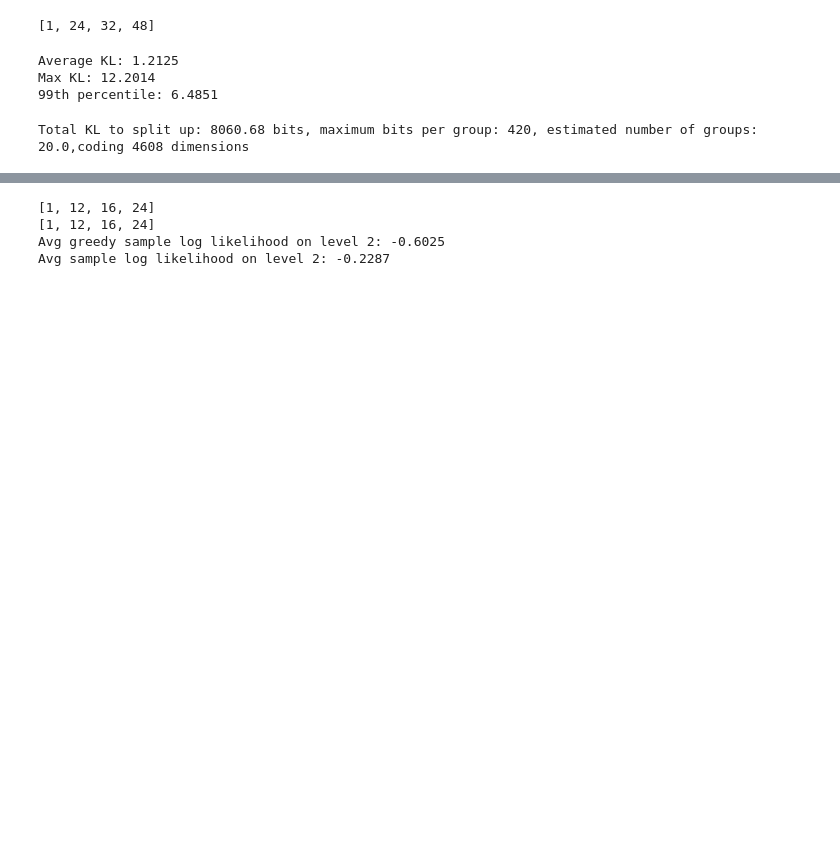
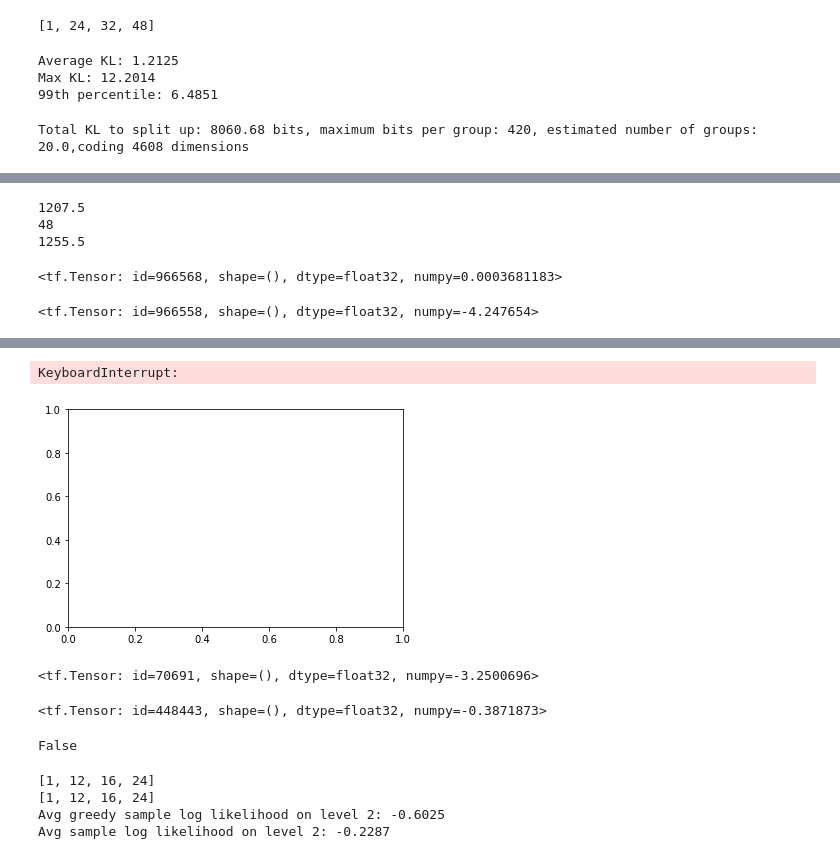
Before and after one commit to gergely-flamich/miracle-compression, a Jupyter notebook: code/clic/Compression.ipynb, the cells around one changed output, grey strips where cells are left out. Saved outputs shown, nothing was run; the diff lists cells and outputs as text; code cells hidden in the pictures; blank space fills up the shorter version.

```diff
--- a/code/clic/Compression.ipynb
+++ b/code/clic/Compression.ipynb
@@ -639,15 +637,34 @@ n_steps = 30
 seed = 2
 rho = 1.
 
-s1, c1, gi1 = code_grouped_greedy_sample(vae.latent_posteriors[1],
-                                         vae.latent_priors[1],
-                                         n_bits_per_step,
-                                         n_steps,
-                                         seed,
-                                         max_group_size_bits=6, # group size limited to 2^max_group_size_bits
-                                         adaptive=True,
-                                         backfitting_steps=0,
-                                         rho=rho)
+s1, c1, gi1 = code_grouped_greedy_sample(target=vae.latent_posteriors[1],
+                                                         proposal=vae.latent_priors[1],
+                                                         n_bits_per_step=n_bits_per_step,
+                                                         n_steps=n_steps,
+                                                         seed=seed,
+                                                         max_group_size_bits=6,
+                                                         adaptive=True,
+                                                         backfitting_steps=0,
+                                                         rho=rho)
+
+# n_bits_per_group = 20
+# max_group_size_bits = 4
+# dim_kl_bit_limit = 12
+
+# s1, c1, gi1, outlier_extras = code_grouped_importance_sample(target=vae.latent_posteriors[1],
+#                                                              proposal=vae.latent_priors[1],
+#                                                              n_bits_per_group=n_bits_per_group,
+#                                                              seed=seed,
+#                                                              max_group_size_bits=max_group_size_bits,
+#                                                              dim_kl_bit_limit=dim_kl_bit_limit)
+
+# s1_ = decode_grouped_importance_sample(bitcode=c1,
+#                                          group_start_indices=gi1[:-1],
+#                                          proposal=vae.latent_priors[1],
+#                                          n_bits_per_group=n_bits_per_group,
+#                                          seed=seed,
+#                                          outlier_indices=outlier_extras[0],
+#                                          outlier_samples=outlier_extras[1])
 
 s1_ = decode_grouped_greedy_sample(c1,
                                    gi1,
@@ -661,0 +694,25 @@ Total KL to split up: 8060.68 bits, maximum bits per group: 420, estimated numbe
+# %%
+print(len(c1) / 8)
+if outlier_extras is not None:
+    outlier_cost = len(outlier_extras[0]) * 2 * 2
+else:
+    outlier_cost = 0
+
+print(outlier_cost)
+
+print(len(c1) / 8 + outlier_cost)
+# %% [output]
+1207.5
+48
+1255.5
+# %%
+tf.reduce_max(tf.abs(s1 - s1_))
+# %% [output]
+<tf.Tensor: id=966568, shape=(), dtype=float32, numpy=0.0003681183>
+# %%
+s1_[1411]
+# %% [output]
+<tf.Tensor: id=966558, shape=(), dtype=float32, numpy=-4.247654>
+# %%
+plt.hist(s1.numpy(), bins=100);
+# %% [output]
@@ -662,3 +736,17 @@ Total KL to split up: 8060.68 bits, maximum bits per group: 420, estimated numbe
+KeyboardInterrupt:
+[figure, added]
+# %%
+tf.reduce_min(s1_)
+# %% [output]
+<tf.Tensor: id=70691, shape=(), dtype=float32, numpy=-3.2500696>
+# %%
+tf.reduce_mean(vae.latent_posteriors[1].log_prob(tf.reshape(s1, vae.latent_posteriors[1].loc.shape.as_list())))
+# %% [output]
+<tf.Tensor: id=448443, shape=(), dtype=float32, numpy=-0.3871873>
+# %%
+np.all(s1_.numpy() == s1.numpy())
+# %% [output]
+False
 # %%
 s1_r = tf.cast(tf.reshape(s1_, vae.latent_priors[1].loc.shape.as_list()), tf.float32)
 
```
Also changed, not shown: parts of 14 cells of this notebook, 10 other files.
